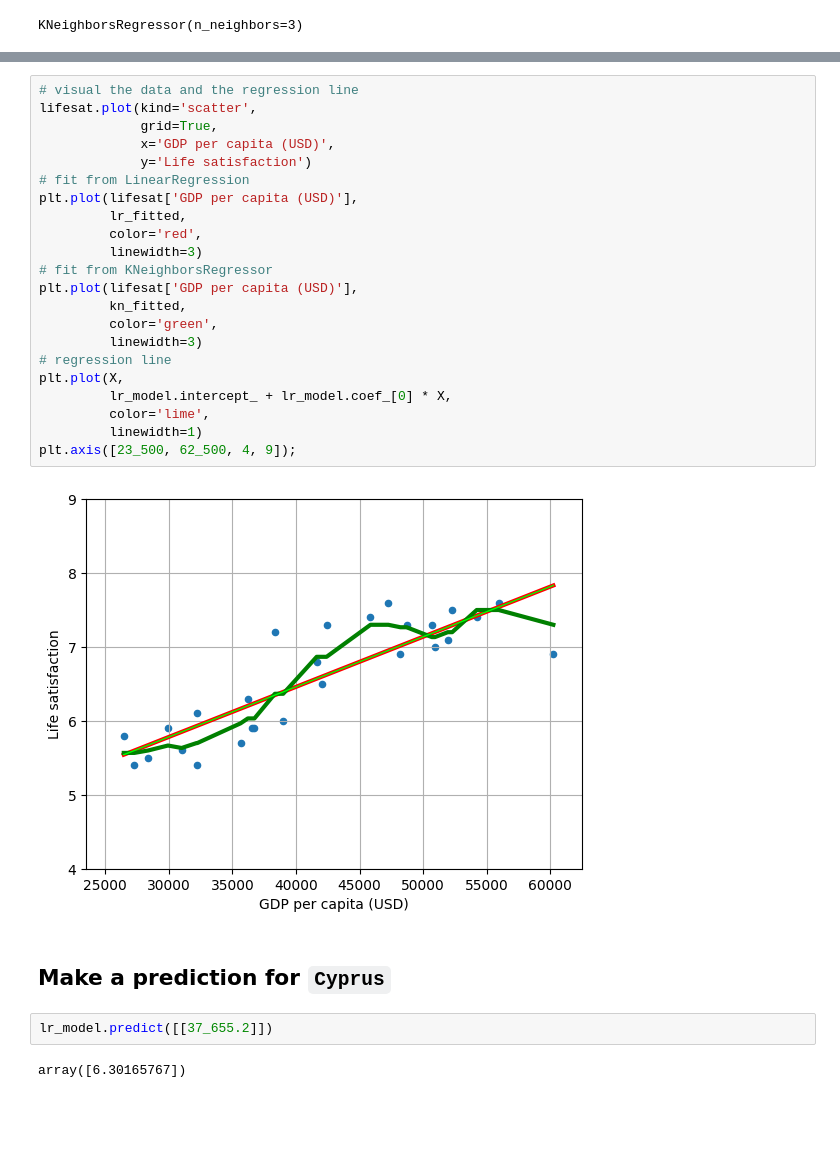
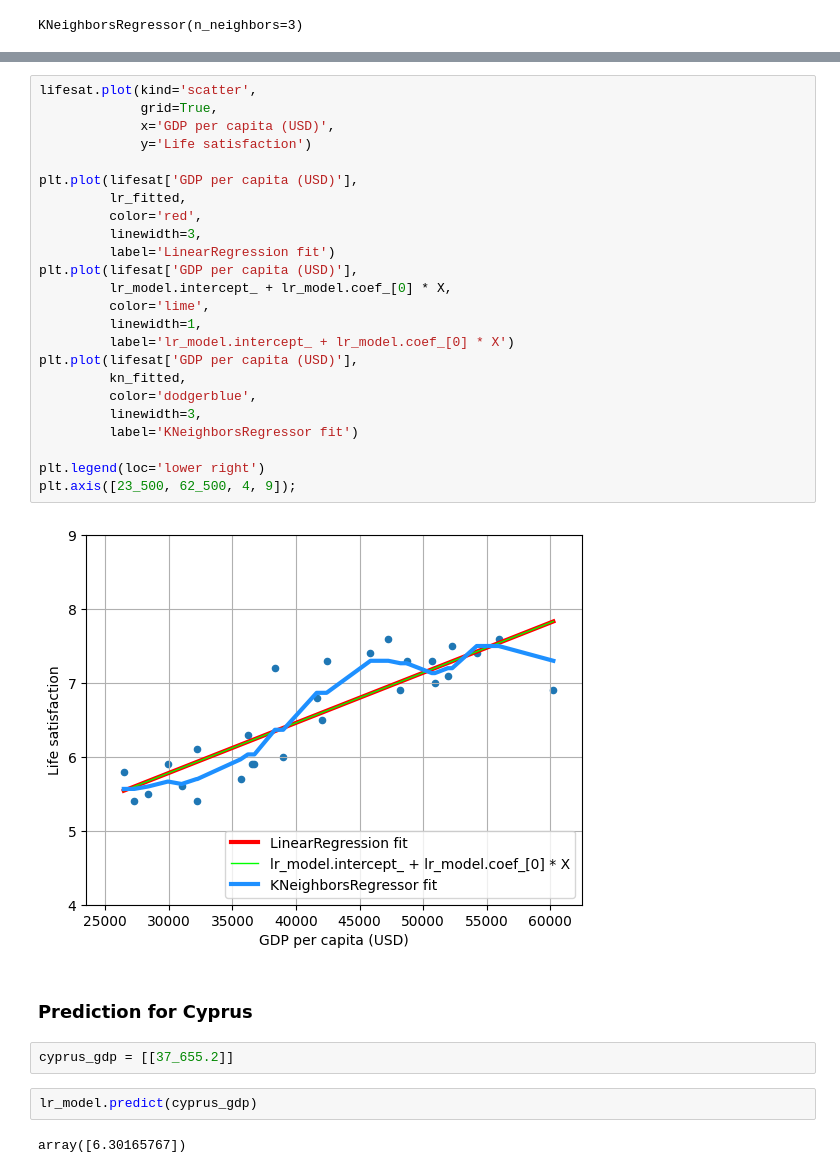
Before and after one commit to PaulToronto/Hands-on-Maching-Learning-Book, a Jupyter notebook: 1_The_Machine_Learning_Landscape.ipynb, the cells around one changed output, grey strips where cells are left out. Cells and saved outputs as stored; diff of their text form; blank space fills up the shorter version.

```diff
--- a/1_The_Machine_Learning_Landscape.ipynb
+++ b/1_The_Machine_Learning_Landscape.ipynb
@@ -96,31 +111,35 @@ sum(lr_fitted - kn_fitted)
 # %%
-# visual the data and the regression line
 lifesat.plot(kind='scatter',
              grid=True,
              x='GDP per capita (USD)',
              y='Life satisfaction')
-# fit from LinearRegression
+
 plt.plot(lifesat['GDP per capita (USD)'],
          lr_fitted,
          color='red',
-         linewidth=3)
-# fit from KNeighborsRegressor
+         linewidth=3,
+         label='LinearRegression fit')
+plt.plot(lifesat['GDP per capita (USD)'],
+         lr_model.intercept_ + lr_model.coef_[0] * X,
+         color='lime',
+         linewidth=1,
+         label='lr_model.intercept_ + lr_model.coef_[0] * X')
 plt.plot(lifesat['GDP per capita (USD)'],
          kn_fitted,
-         color='green',
-         linewidth=3)
-# regression line
-plt.plot(X,
-         lr_model.intercept_ + lr_model.coef_[0] * X,
-         color='lime',
-         linewidth=1)
+         color='dodgerblue',
+         linewidth=3,
+         label='KNeighborsRegressor fit')
+
+plt.legend(loc='lower right')
 plt.axis([23_500, 62_500, 4, 9]);
 # %% [output]
-[figure, old version]
+[figure, new version]
 # %% [markdown]
-## Make a prediction for `Cyprus`
+### Prediction for Cyprus
 # %%
-lr_model.predict([[37_655.2]])
+cyprus_gdp = [[37_655.2]]
-# %% [output]
-array([6.30165767])
+# %%
+lr_model.predict(cyprus_gdp)
+# %% [output]
+array([6.30165767])
 # %%
```
Also changed, not shown: parts of 21 cells of this notebook.
